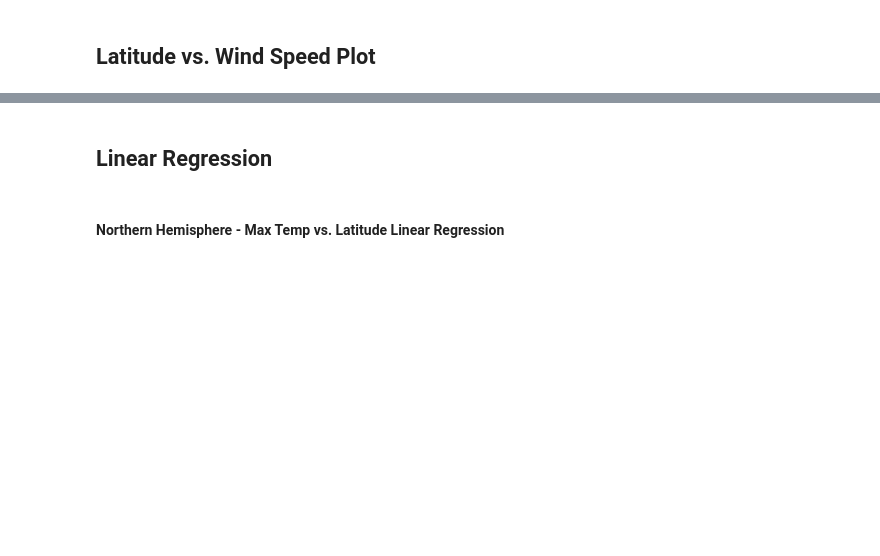
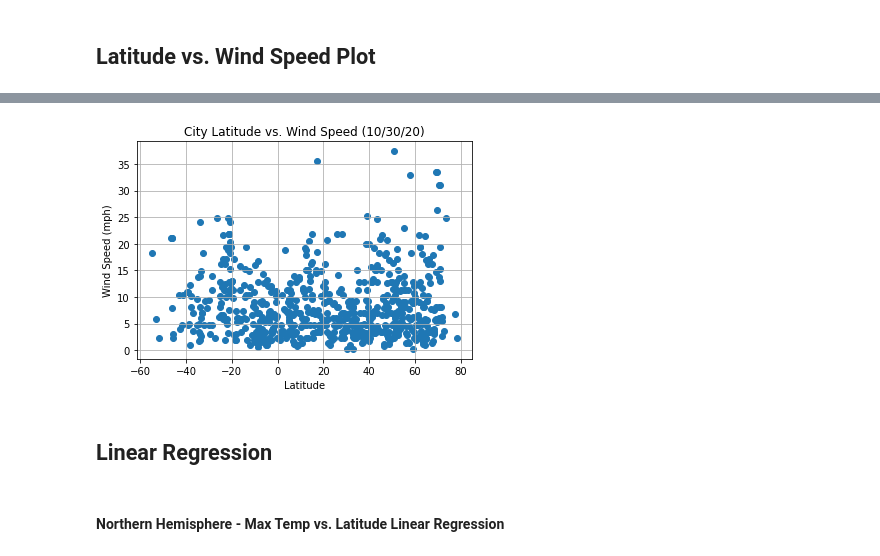
Before and after one commit to abgarberpaul/Weather-API, a Jupyter notebook: WeatherPy.ipynb, the cells around one changed output, grey strips where cells are left out. Saved outputs shown, nothing was run; the diff lists cells and outputs as text; code cells hidden in the pictures; blank space fills up the shorter version.

```diff
--- a/WeatherPy.ipynb
+++ b/WeatherPy.ipynb
@@ -199,0 +302,12 @@ Int64Index([], dtype='int64')
+# %%
+#Lat v Wind
+x_values = response_df['Lat']
+y_values = response_df['Wind Speed']
+plt.scatter(x_values,y_values)
+plt.xlabel('Latitude')
+plt.ylabel('Wind Speed (mph)')
+plt.title('City Latitude vs. Wind Speed (10/30/20)')
+plt.grid(True, linestyle='-')
+plt.show()
+# %% [output]
+[figure, added]
```
Also changed, not shown: parts of 54 cells of this notebook.
